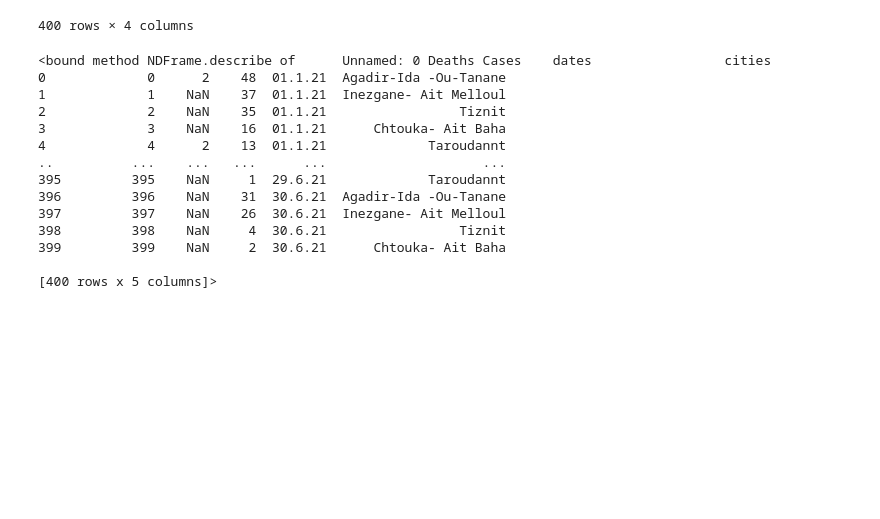
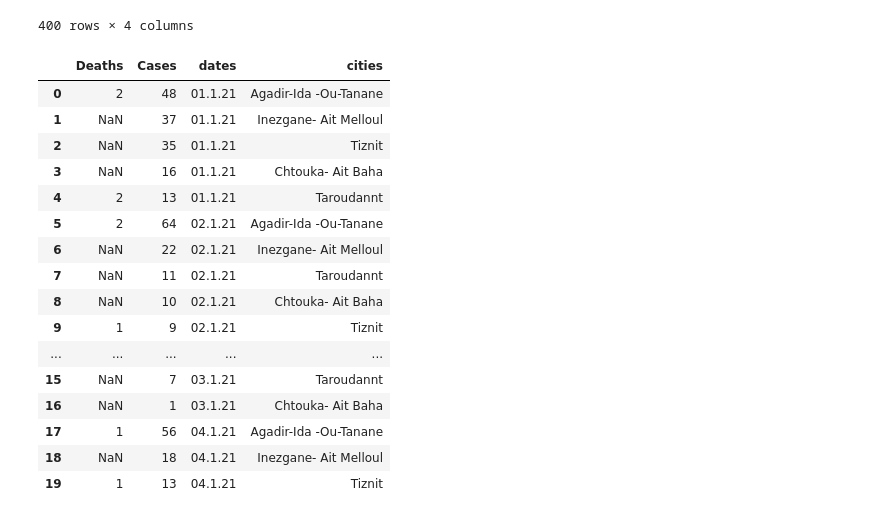
Before and after one commit to oussama95boussaid/Coronavirus_Pandemic_Morocco_project, a Jupyter notebook: Coronavirus_Pandemic_Morocco.ipynb, the cells around one changed output. Cells and saved outputs as stored; diff of their text form; code cells hidden in the pictures; blank space fills up the shorter version.

```diff
--- a/Coronavirus_Pandemic_Morocco.ipynb
+++ b/Coronavirus_Pandemic_Morocco.ipynb
@@ -191,20 +190,24 @@ Covid_data
 | 398 | NaN | 4 | 30.6.21 | Tiznit |
 | 399 | NaN | 2 | 30.6.21 | Chtouka- Ait Baha |
 400 rows × 4 columns
-# %%
-Covid_data.describe
-# %% [output]
-<bound method NDFrame.describe of      Unnamed: 0 Deaths Cases    dates                 cities
-0             0      2    48  01.1.21  Agadir-Ida -Ou-Tanane
-1             1    NaN    37  01.1.21  Inezgane- Ait Melloul
-2             2    NaN    35  01.1.21                 Tiznit
-3             3    NaN    16  01.1.21      Chtouka- Ait Baha
-4             4      2    13  01.1.21             Taroudannt
-..          ...    ...   ...      ...                    ...
-395         395    NaN     1  29.6.21             Taroudannt
-396         396    NaN    31  30.6.21  Agadir-Ida -Ou-Tanane
-397         397    NaN    26  30.6.21  Inezgane- Ait Melloul
-398         398    NaN     4  30.6.21                 Tiznit
-399         399    NaN     2  30.6.21      Chtouka- Ait Baha
-
-[400 rows x 5 columns]>
+# %%
+#show the first 10 rows of the DataSet
+Covid_data.head(20)
+# %% [output]
+|  | Deaths | Cases | dates | cities |
+| 0 | 2 | 48 | 01.1.21 | Agadir-Ida -Ou-Tanane |
+| 1 | NaN | 37 | 01.1.21 | Inezgane- Ait Melloul |
+| 2 | NaN | 35 | 01.1.21 | Tiznit |
+| 3 | NaN | 16 | 01.1.21 | Chtouka- Ait Baha |
+| 4 | 2 | 13 | 01.1.21 | Taroudannt |
+| 5 | 2 | 64 | 02.1.21 | Agadir-Ida -Ou-Tanane |
+| 6 | NaN | 22 | 02.1.21 | Inezgane- Ait Melloul |
+| 7 | NaN | 11 | 02.1.21 | Taroudannt |
+| 8 | NaN | 10 | 02.1.21 | Chtouka- Ait Baha |
+| 9 | 1 | 9 | 02.1.21 | Tiznit |
+| ... | ... | ... | ... | ... |
+| 15 | NaN | 7 | 03.1.21 | Taroudannt |
+| 16 | NaN | 1 | 03.1.21 | Chtouka- Ait Baha |
+| 17 | 1 | 56 | 04.1.21 | Agadir-Ida -Ou-Tanane |
+| 18 | NaN | 18 | 04.1.21 | Inezgane- Ait Melloul |
+| 19 | 1 | 13 | 04.1.21 | Tiznit |
```
Also changed, not shown: parts of 2 cells of this notebook.
